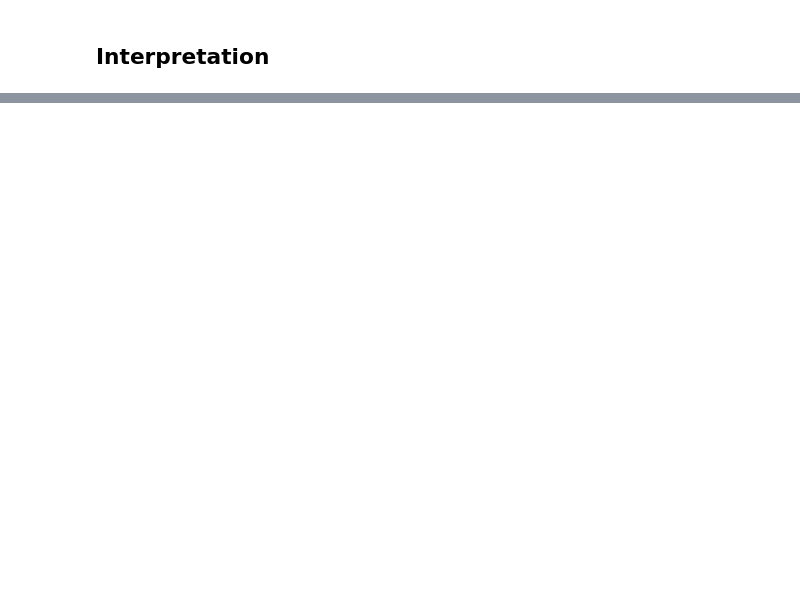
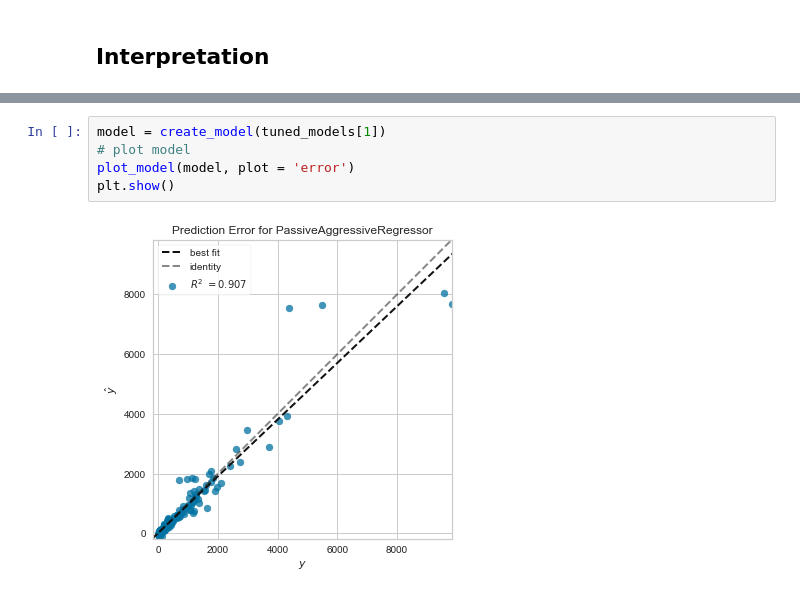
Before and after one commit to DChulok/Reporting-forecasting, a Jupyter notebook: Further improvement.ipynb, the cells around one changed output, grey strips where cells are left out. Drawn from its saved outputs; the diff is of its cells as text; blank space fills up the shorter version.

```diff
--- a/Further improvement.ipynb
+++ b/Further improvement.ipynb
@@ -380,0 +474,7 @@ Let's tune parameters of both new models
+# %%
+model = create_model(tuned_models[1])
+# plot model
+plot_model(model, plot = 'error')
+plt.show()
+# %% [output]
+[figure, added]
```
Also changed, not shown: parts of 21 cells of this notebook.
